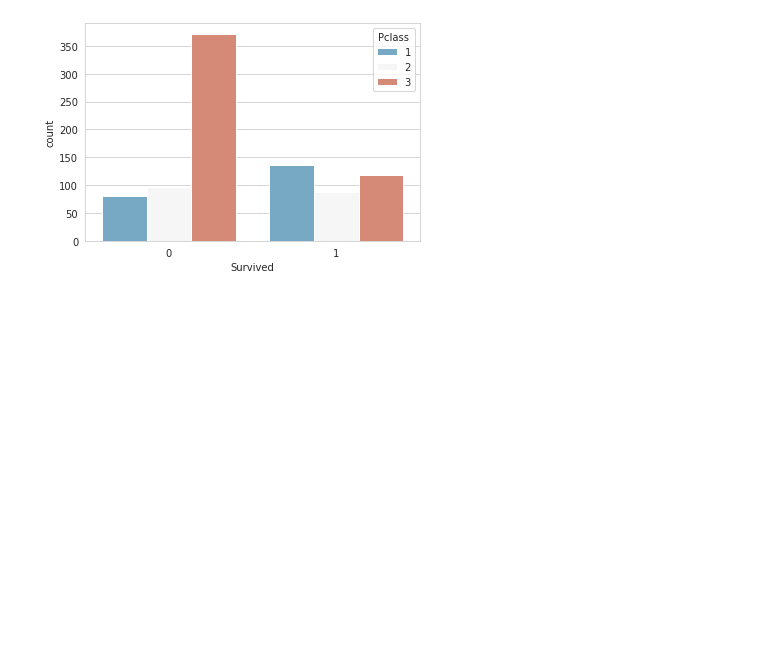
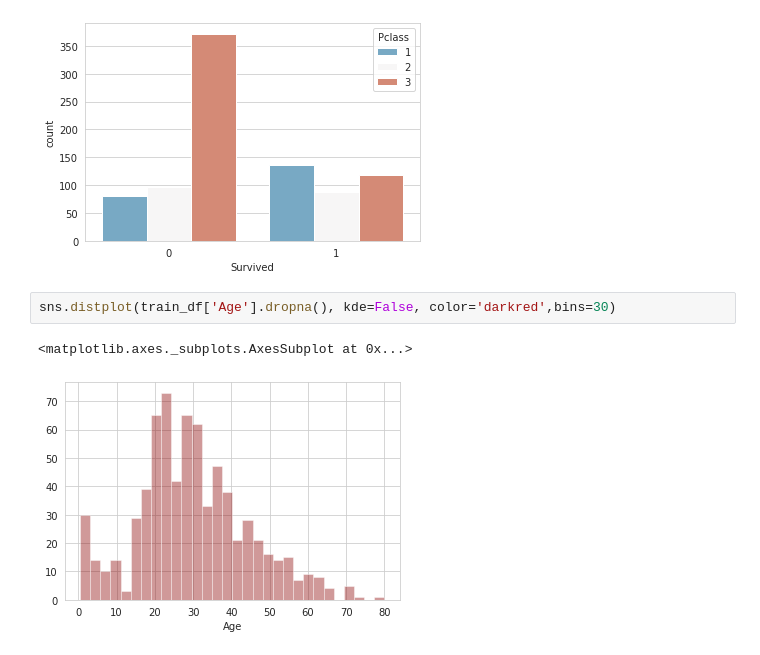
Before and after one commit to AllieUbisse/machine-learning-Competitions, a Jupyter notebook: titanic_competition.ipynb, the cells around one changed output. Saved outputs shown, nothing was run; the diff lists cells and outputs as text; blank space fills up the shorter version.

```diff
--- a/titanic_competition.ipynb
+++ b/titanic_competition.ipynb
@@ -117,3 +151,8 @@ sns.countplot(x='Survived', hue='Pclass' ,data=train_df,palette='RdBu_r')
 # %% [output]
 <matplotlib.axes._subplots.AxesSubplot at 0x...>
 [figure]
+# %%
+sns.distplot(train_df['Age'].dropna(), kde=False, color='darkred',bins=30)
+# %% [output]
+<matplotlib.axes._subplots.AxesSubplot at 0x...>
+[figure, added]
```
Also changed, not shown: parts of 44 cells of this notebook.
